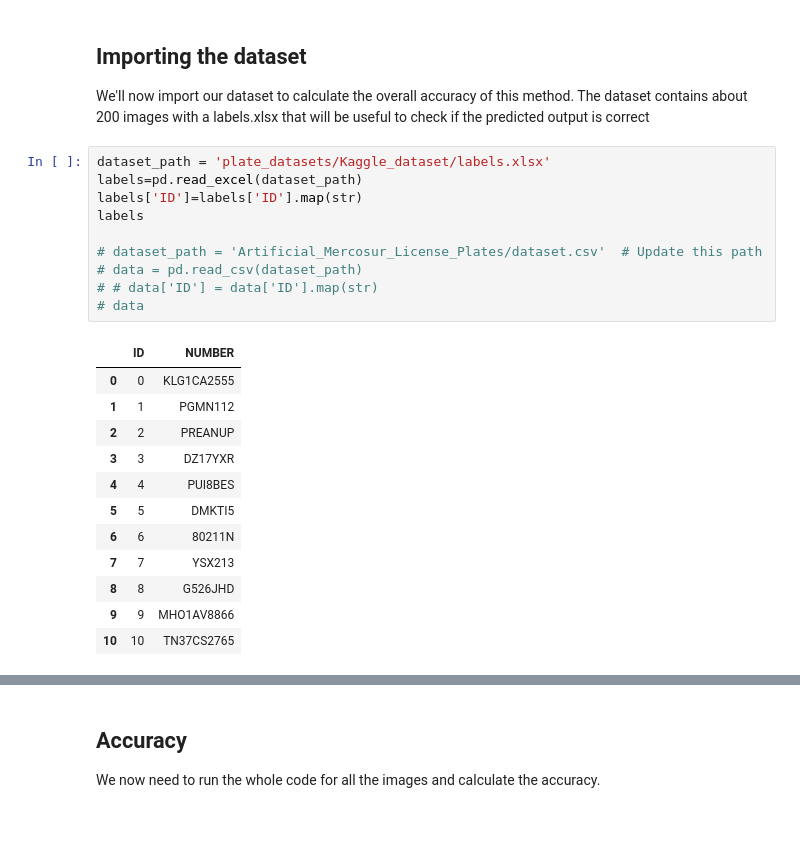
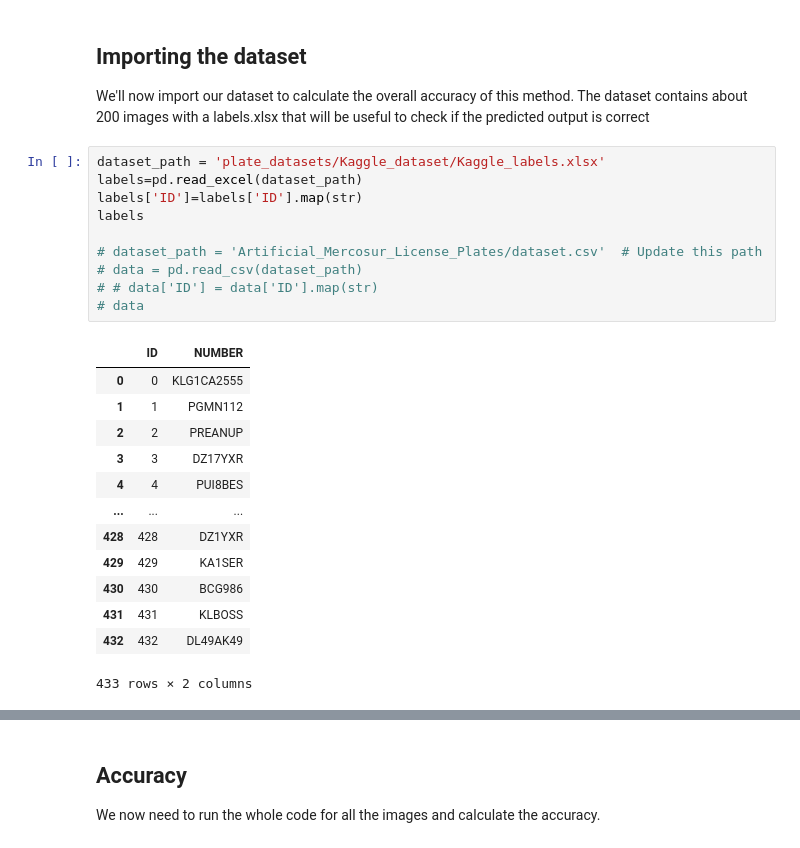
Before and after one commit to sontung1010/EECS_442_Final_Project_Number_Plate_Recognition, a Jupyter notebook: 1. License Plate Detection (using Contours).ipynb, the cells around one changed output, grey strips where cells are left out. Drawn from its saved outputs; the diff is of its cells as text.

```diff
--- a/1. License Plate Detection (using Contours).ipynb
+++ b/1. License Plate Detection (using Contours).ipynb
@@ -564,25 +569,26 @@ plt.show()
 ## Importing the dataset
 We'll now import our dataset to calculate the overall accuracy of this method. The dataset contains about 200 images with a labels.xlsx that will be useful to check if the predicted output is correct
 # %%
-dataset_path = 'plate_datasets/Kaggle_dataset/labels.xlsx'
+dataset_path = 'plate_datasets/Kaggle_dataset/Kaggle_labels.xlsx'
 labels=pd.read_excel(dataset_path)
 labels['ID']=labels['ID'].map(str)
 labels
 
 # dataset_path = 'Artificial_Mercosur_License_Plates/dataset.csv'  # Update this path
 # data = pd.read_csv(dataset_path)
 # # data['ID'] = data['ID'].map(str)
 # data
 # %% [output]
 |  | ID | NUMBER |
 | 0 | 0 | KLG1CA2555 |
 | 1 | 1 | PGMN112 |
 | 2 | 2 | PREANUP |
 | 3 | 3 | DZ17YXR |
 | 4 | 4 | PUI8BES |
-| 5 | 5 | DMKTI5 |
-| 6 | 6 | 80211N |
-| 7 | 7 | YSX213 |
-| 8 | 8 | G526JHD |
-| 9 | 9 | MHO1AV8866 |
-| 10 | 10 | TN37CS2765 |
+| ... | ... | ... |
+| 428 | 428 | DZ1YXR |
+| 429 | 429 | KA1SER |
+| 430 | 430 | BCG986 |
+| 431 | 431 | KLBOSS |
+| 432 | 432 | DL49AK49 |
+433 rows × 2 columns
```
Also changed, not shown: parts of 11 cells of this notebook, 2 other files.
